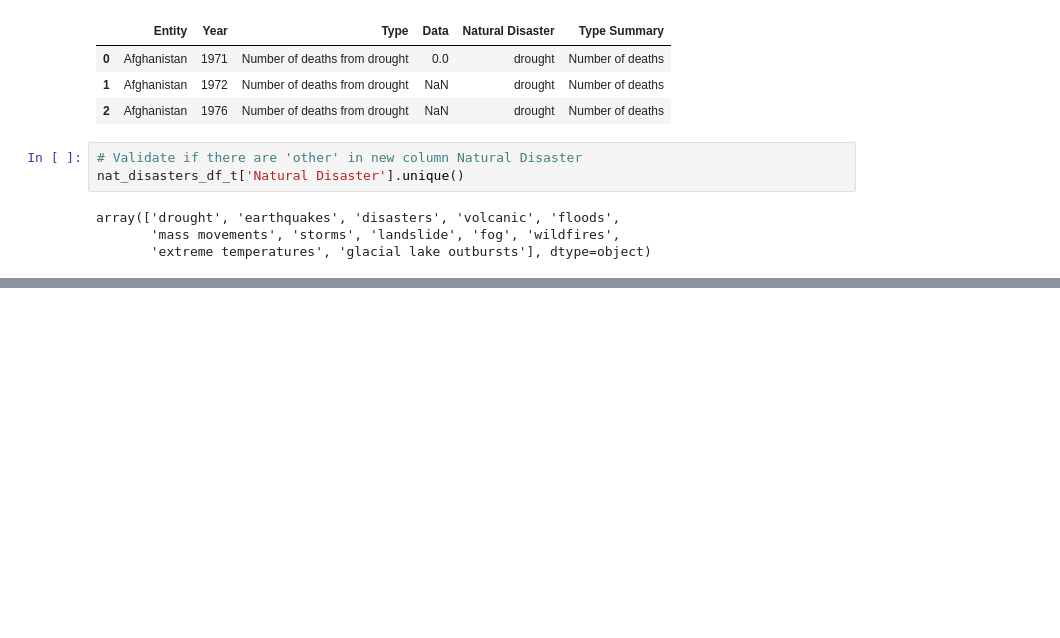
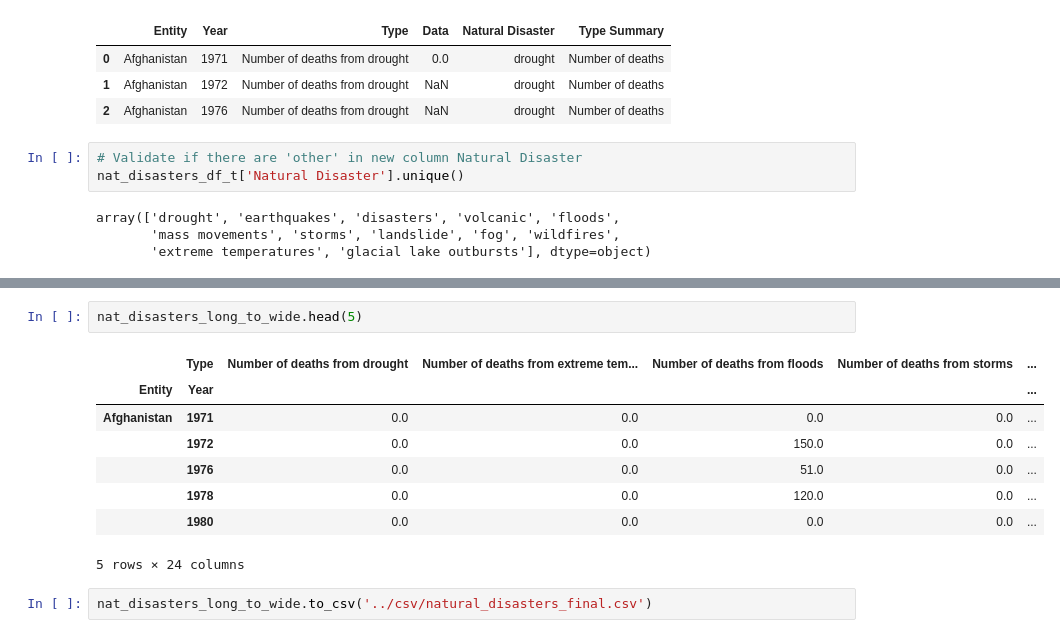
Before and after one commit to aramosg/final_project_global_warming, a Jupyter notebook: notebook/natural_disasters.ipynb, the cells around one changed output, grey strips where cells are left out. Drawn from its saved outputs; the diff is of its cells as text; blank space fills up the shorter version.

```diff
--- a/notebook/natural_disasters.ipynb
+++ b/notebook/natural_disasters.ipynb
@@ -166,0 +356,13 @@ nat_disasters_df_f.to_csv('../csv/natural_disasters.csv', index = False)
+# %%
+nat_disasters_long_to_wide.head(5)
+# %% [output]
+|  | Type | Number of deaths from drought | Number of deaths from extreme tem... | Number of deaths from floods | Number of deaths from storms | ... |
+| Entity | Year |  |  |  |  | ... |
+| Afghanistan | 1971 | 0.0 | 0.0 | 0.0 | 0.0 | ... |
+|  | 1972 | 0.0 | 0.0 | 150.0 | 0.0 | ... |
+|  | 1976 | 0.0 | 0.0 | 51.0 | 0.0 | ... |
+|  | 1978 | 0.0 | 0.0 | 120.0 | 0.0 | ... |
+|  | 1980 | 0.0 | 0.0 | 0.0 | 0.0 | ... |
+5 rows × 24 columns
+# %%
+nat_disasters_long_to_wide.to_csv('../csv/natural_disasters_final.csv')
```
Also changed, not shown: parts of 23 cells of this notebook, 3 other files.
